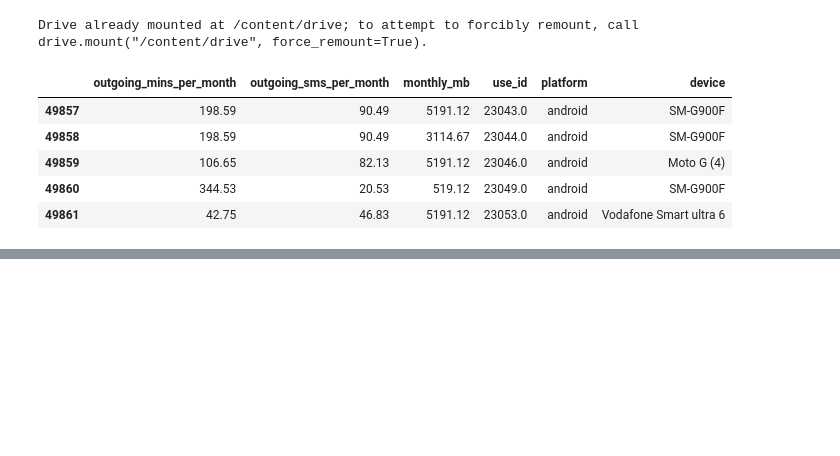
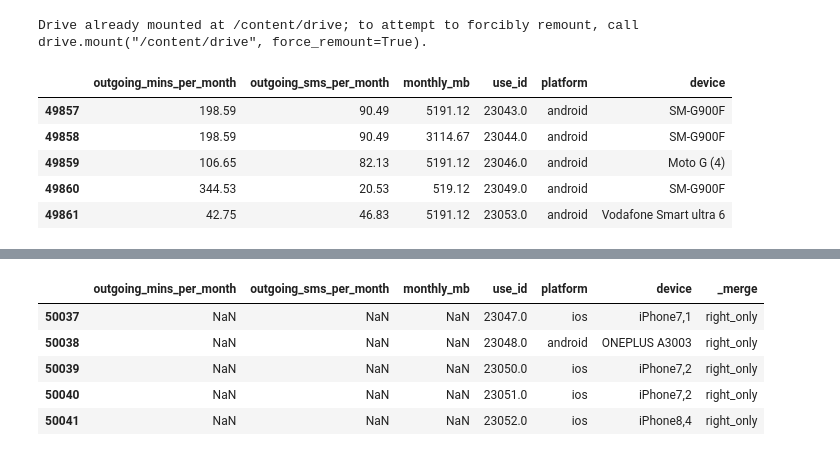
Before and after one commit to rekhachakkara/python_learning, a Jupyter notebook: Merge.ipynb, the cells around one changed output, grey strips where cells are left out. Saved outputs shown, nothing was run; the diff lists cells and outputs as text; code cells hidden in the pictures; blank space fills up the shorter version.

```diff
--- a/Merge.ipynb
+++ b/Merge.ipynb
@@ -40,0 +67,13 @@ result_merge.tail()
+# %%
+result_outer_merge = pd.merge(user_dataframe,
+                 user_device_dataframe[['use_id', 'platform', 'device']],
+                 on='use_id',how='outer',indicator=True)
+result_outer_merge.head()
+result_outer_merge.tail()
+# %% [output]
+|  | outgoing_mins_per_month | outgoing_sms_per_month | monthly_mb | use_id | platform | device | _merge |
+| 50037 | NaN | NaN | NaN | 23047.0 | ios | iPhone7,1 | right_only |
+| 50038 | NaN | NaN | NaN | 23048.0 | android | ONEPLUS A3003 | right_only |
+| 50039 | NaN | NaN | NaN | 23050.0 | ios | iPhone7,2 | right_only |
+| 50040 | NaN | NaN | NaN | 23051.0 | ios | iPhone7,2 | right_only |
+| 50041 | NaN | NaN | NaN | 23052.0 | ios | iPhone8,4 | right_only |
```
Also changed, not shown: parts of 2 cells of this notebook.
